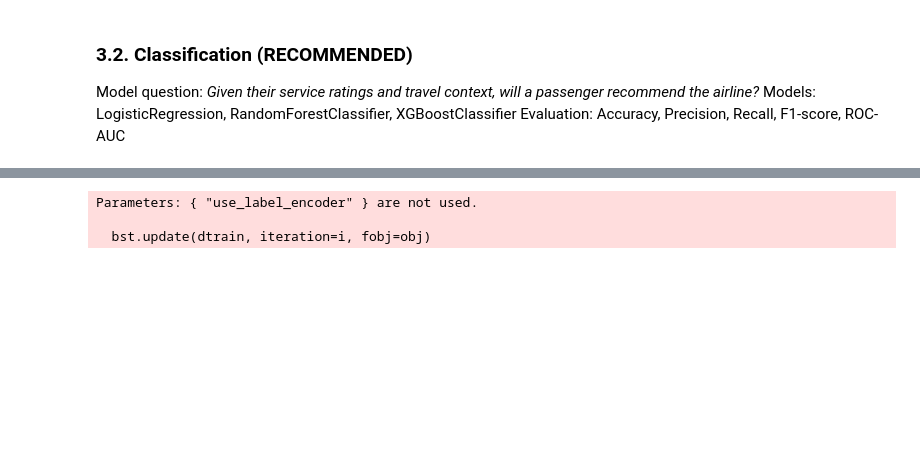
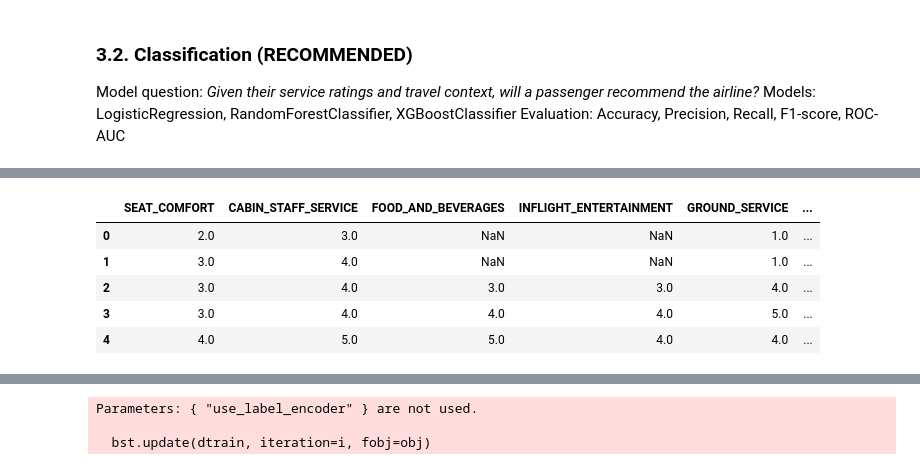
Before and after one commit to alyssaqle/skytrax_review_ml_pipeline, a Jupyter notebook: notebooks/exploration.ipynb, the cells around one changed output, grey strips where cells are left out. Saved outputs shown, nothing was run; the diff lists cells and outputs as text; code cells hidden in the pictures; blank space fills up the shorter version.

```diff
--- a/notebooks/exploration.ipynb
+++ b/notebooks/exploration.ipynb
@@ -532,0 +525,12 @@ test_X = test.drop(['RECOMMENDED', 'RATING_BAND', 'AIRLINE', 'AVERAGE_RATING'],
+# %%
+# Prepare classification dataset by dropping regression targets and airline info
+df_cls = df_eda.copy().drop(['AVERAGE_RATING', 'RATING_BAND', 'AIRLINE'], axis=1)
+
+df_cls.head()
+# %% [output]
+|  | SEAT_COMFORT | CABIN_STAFF_SERVICE | FOOD_AND_BEVERAGES | INFLIGHT_ENTERTAINMENT | GROUND_SERVICE | ... |
+| 0 | 2.0 | 3.0 | NaN | NaN | 1.0 | ... |
+| 1 | 3.0 | 4.0 | NaN | NaN | 1.0 | ... |
+| 2 | 3.0 | 4.0 | 3.0 | 3.0 | 4.0 | ... |
+| 3 | 3.0 | 4.0 | 4.0 | 4.0 | 5.0 | ... |
+| 4 | 4.0 | 5.0 | 5.0 | 4.0 | 4.0 | ... |
```
Also changed, not shown: parts of 19 cells of this notebook.
